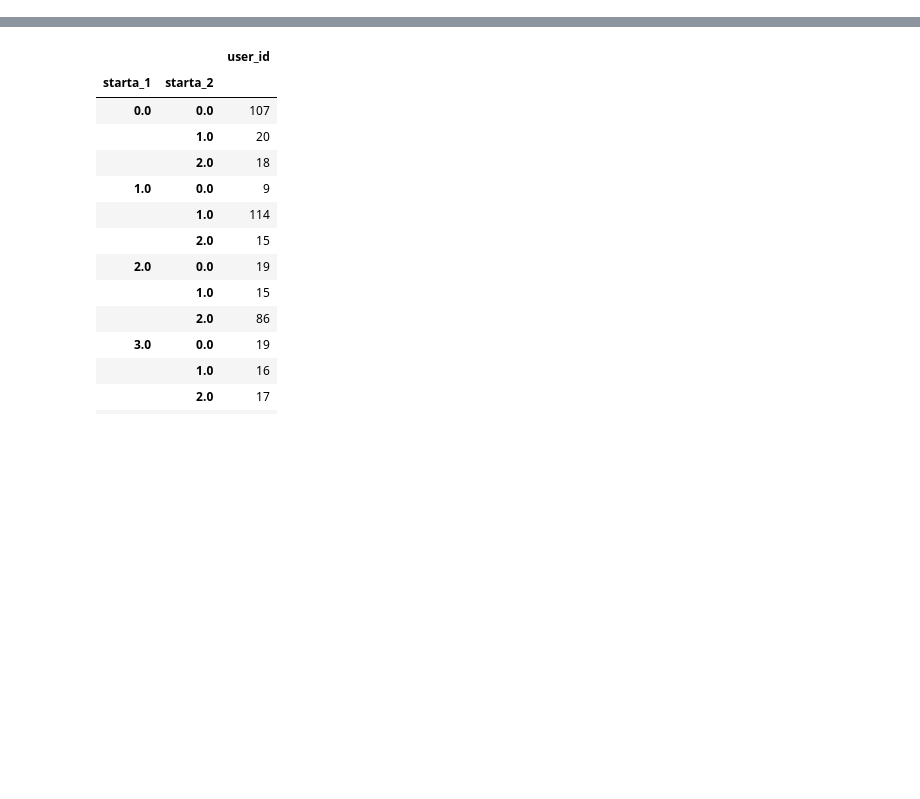
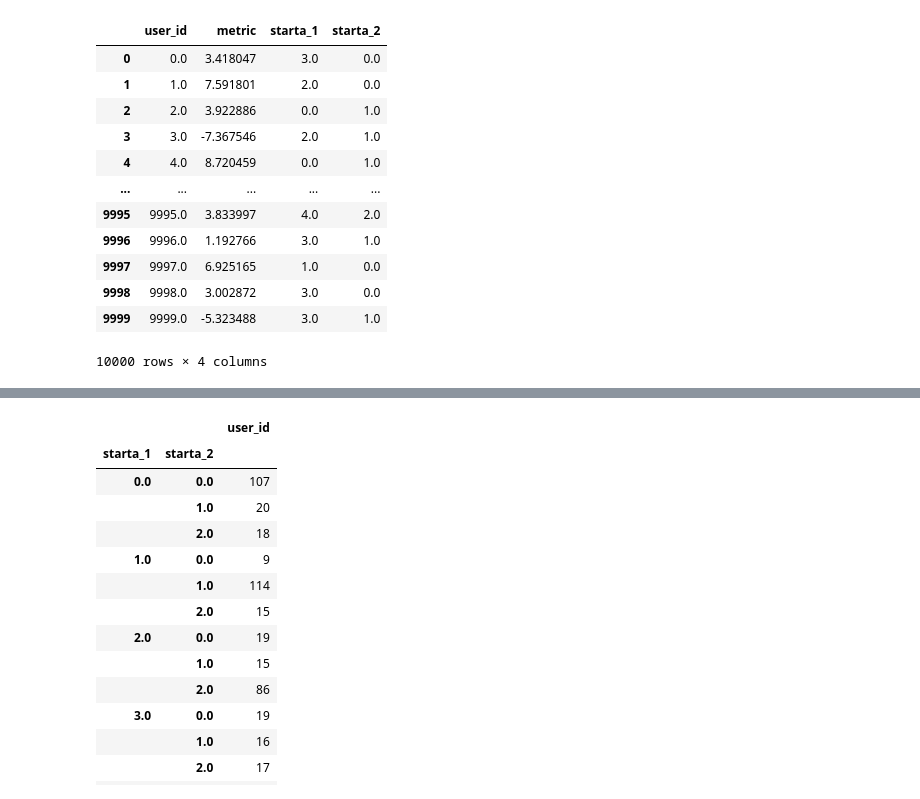
Before and after one commit to repinmihail/AB-test-pipeline, a Jupyter notebook: AB-pipeline.ipynb, the cells around one changed output, grey strips where cells are left out. Cells and saved outputs as stored; diff of their text form; code cells hidden in the pictures; blank space fills up the shorter version.

```diff
--- a/AB-pipeline.ipynb
+++ b/AB-pipeline.ipynb
@@ -72,0 +218,16 @@ plt.show()
+# %%
+df
+# %% [output]
+|  | user_id | metric | starta_1 | starta_2 |
+| 0 | 0.0 | 3.418047 | 3.0 | 0.0 |
+| 1 | 1.0 | 7.591801 | 2.0 | 0.0 |
+| 2 | 2.0 | 3.922886 | 0.0 | 1.0 |
+| 3 | 3.0 | -7.367546 | 2.0 | 1.0 |
+| 4 | 4.0 | 8.720459 | 0.0 | 1.0 |
+| ... | ... | ... | ... | ... |
+| 9995 | 9995.0 | 3.833997 | 4.0 | 2.0 |
+| 9996 | 9996.0 | 1.192766 | 3.0 | 1.0 |
+| 9997 | 9997.0 | 6.925165 | 1.0 | 0.0 |
+| 9998 | 9998.0 | 3.002872 | 3.0 | 0.0 |
+| 9999 | 9999.0 | -5.323488 | 3.0 | 1.0 |
+10000 rows × 4 columns
```
Also changed, not shown: parts of 10 cells of this notebook.
